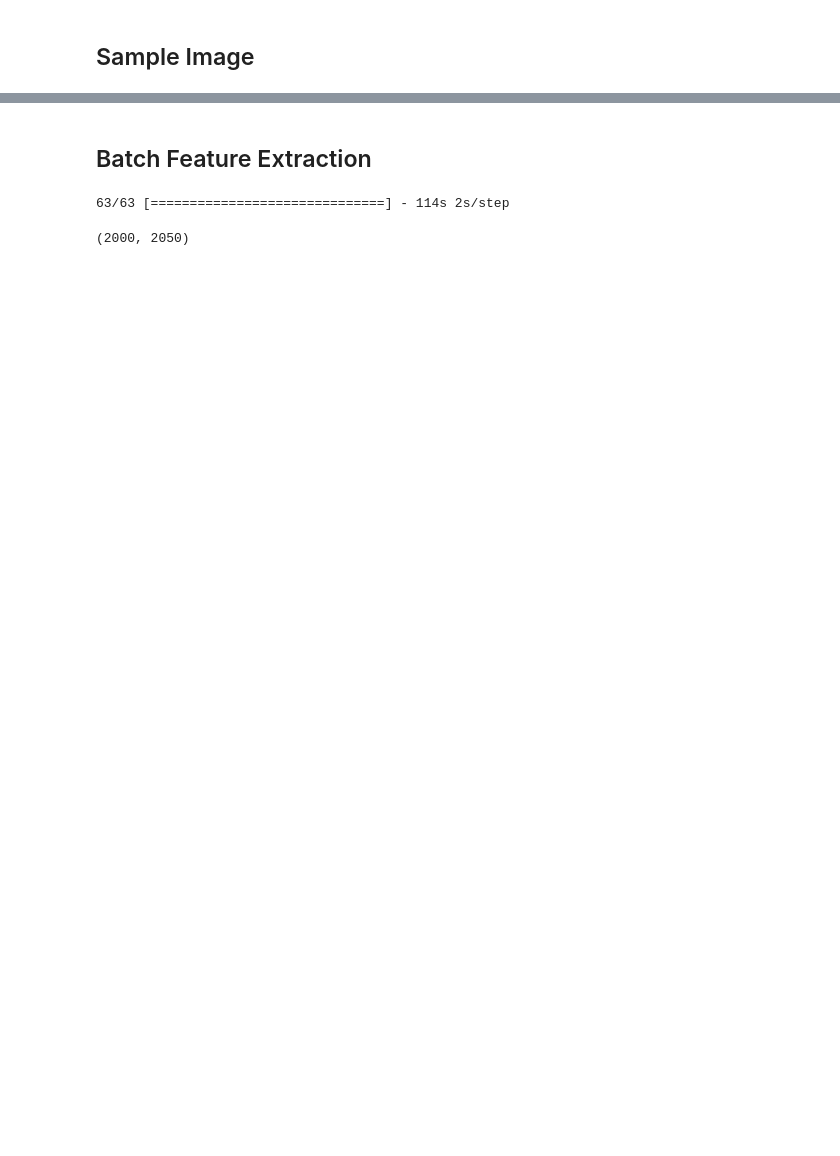
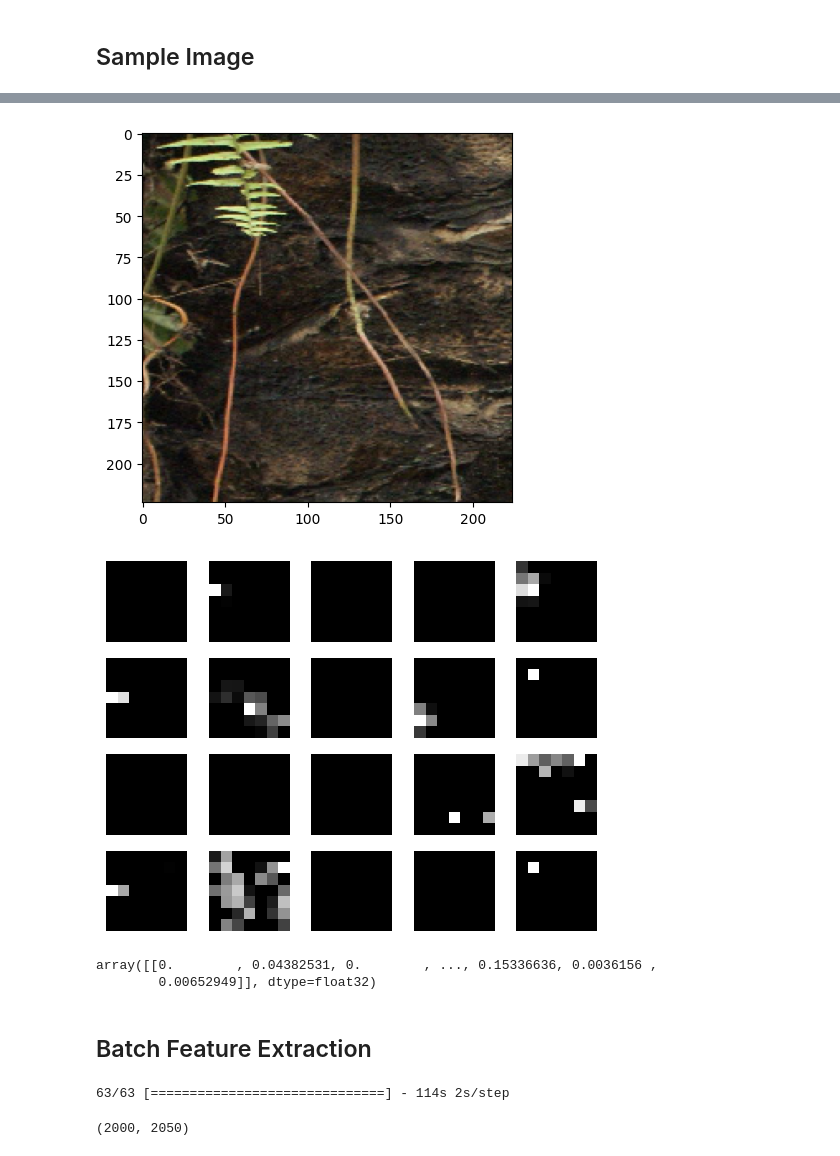
Before and after one commit to zeerafle/oil-palm-stem, a Jupyter notebook: deep_feature_extractor.ipynb, the cells around one changed output, grey strips where cells are left out. Drawn from its saved outputs; the diff is of its cells as text; code cells hidden in the pictures; blank space fills up the shorter version.

```diff
--- a/deep_feature_extractor.ipynb
+++ b/deep_feature_extractor.ipynb
@@ -60,0 +75,3 @@ feature_maps[0, :, :, 0]
+# %%
+normal_sample = show_random_image('normal')
+# %% [output]
@@ -61,3 +81,10 @@ feature_maps[0, :, :, 0]
+[figure, added]
+[figure, added]
+# %%
+normal_sample
+# %% [output]
+array([[0.        , 0.04382531, 0.        , ..., 0.15336636, 0.0036156 ,
+        0.00652949]], dtype=float32)
 # %% [markdown]
 ## Batch Feature Extraction
 # %%
```
Also changed, not shown: parts of 11 cells of this notebook, 1 other file.
